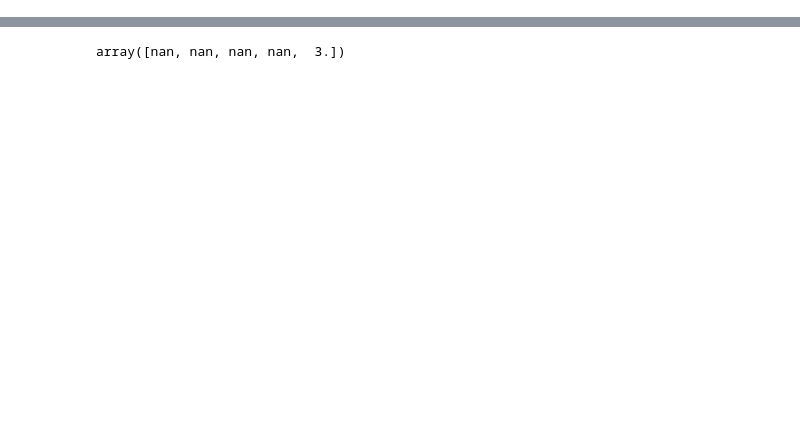
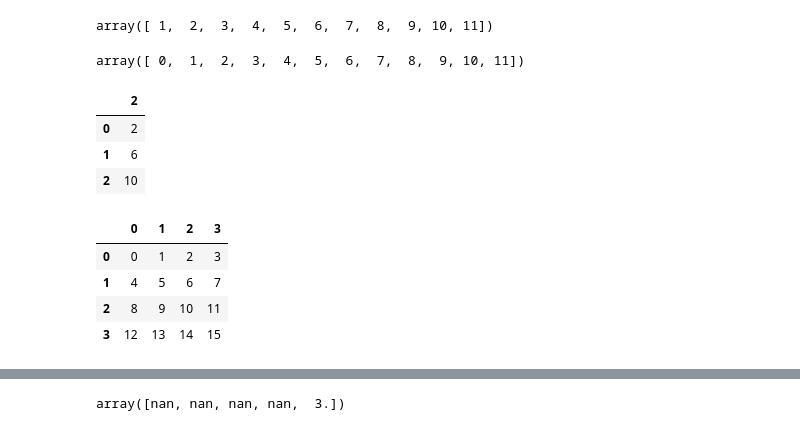
Before and after one commit to digu1216/quantBigA, a Jupyter notebook: jupyter_notebook/stock.ipynb, the cells around one changed output, grey strips where cells are left out. Drawn from its saved outputs; the diff is of its cells as text; code cells hidden in the pictures; blank space fills up the shorter version.

```diff
--- a/jupyter_notebook/stock.ipynb
+++ b/jupyter_notebook/stock.ipynb
@@ -49,0 +14,40 @@ df1 = pro.index_daily(ts_code='000905.SH', start_date='20150101', end_date='2020
+# %%
+class StockMongodb:
+    def __init__(self, hostname='127.0.0.1', db_port=27017):
+
+        """初始化类，初始化数据库连接"""
+
+        self.hostname = hostname
+        self.db_port = db_port
+        self.my_mongo_client = MongoClient(self.hostname, self.db_port)
+
+    def df2mongo(self, df_data, db_name, form_name):
+
+        """DataFrame数据写入mongodb"""
+
+        def df2bson(df):
+
+            """DataFrame类型转化为Bson类型"""
+
+            data = json.loads(df.T.to_json()).values()
+            return data
+
+        my_db = self.my_mongo_client[db_name]
+        bson_data = df2bson(df_data)
+        my_posts = my_db[form_name]
+        result = my_posts.insert_many(bson_data)
+        return result
+
+    def collection2df(self, db_name, collection_name, query={}, no_id=True):
+
+        """查询数据库，导出DataFrame类型数据
+        （db_name：数据库名 collection_name：集合名
+         query：查询条件式 no_id：不显示ID,默认为不显示ID）"""
+
+        db = self.my_mongo_client[db_name]
+        collection = self.my_mongo_client[db_name][collection_name]
+        cursor = collection.find(query)
+        df = pd.DataFrame(list(cursor))
+        if no_id:
+            del df['_id']
+        return df
@@ -49,0 +56,3 @@ df1 = pro.index_daily(ts_code='000905.SH', start_date='20150101', end_date='2020
+# %%
+stock_mongodb = StockMongodb()
+df_index_sh = stock_mongodb.collection2df('stock_digu', '000001_SH')
@@ -50,3 +95,26 @@ df1 = pro.index_daily(ts_code='000905.SH', start_date='20150101', end_date='2020
+# %%
+arr1
+# %% [output]
+array([ 1,  2,  3,  4,  5,  6,  7,  8,  9, 10, 11])
+# %%
+arr
+# %% [output]
+array([ 0,  1,  2,  3,  4,  5,  6,  7,  8,  9, 10, 11])
+# %%
+df.iloc[:-1, df.columns.isin(['2'])]
+# %% [output]
+|  | 2 |
+| 0 | 2 |
+| 1 | 6 |
+| 2 | 10 |
+# %%
+df_index_sh_X = df_index_sh.iloc[:-1, ~df_index_sh.columns.isin(['pct_chg'])]
+# %% [output]
+|  | 0 | 1 | 2 | 3 |
+| 0 | 0 | 1 | 2 | 3 |
+| 1 | 4 | 5 | 6 | 7 |
+| 2 | 8 | 9 | 10 | 11 |
+| 3 | 12 | 13 | 14 | 15 |
 # %%
 df1.head()
 # %% [output]
```
Also changed, not shown: parts of 17 cells of this notebook, 4 other files.
